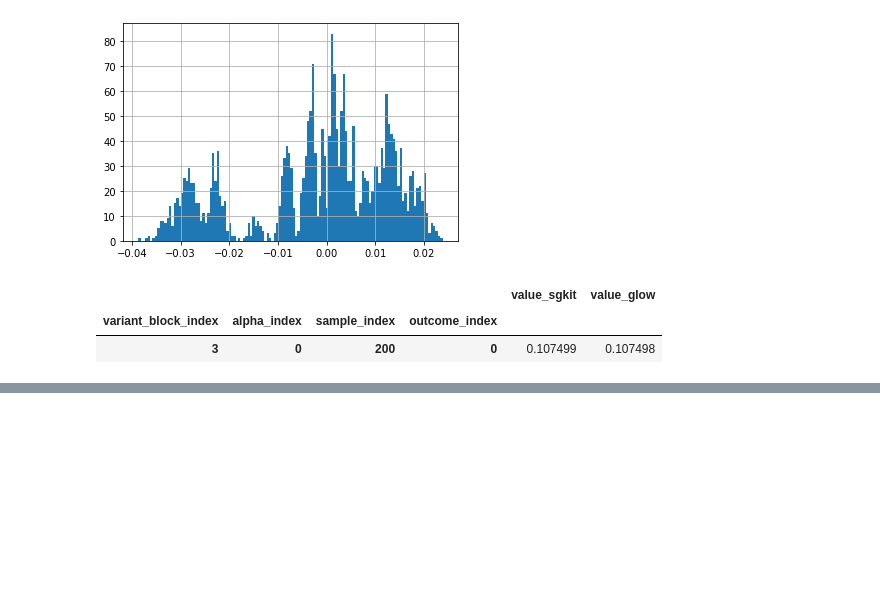
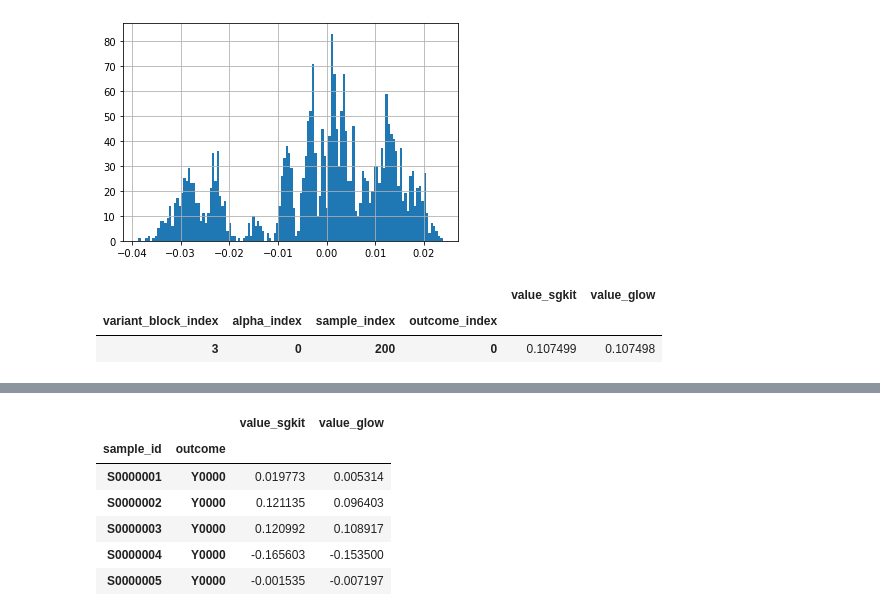
Before and after one commit to eric-czech/sgkit-dev, a Jupyter notebook: method/regenie/validation/sgkit_wgr.ipynb, the cells around one changed output, grey strips where cells are left out. Drawn from its saved outputs; the diff is of its cells as text; code cells hidden in the pictures; blank space fills up the shorter version.

```diff
--- a/method/regenie/validation/sgkit_wgr.ipynb
+++ b/method/regenie/validation/sgkit_wgr.ipynb
@@ -117,5 +117,7 @@ imp.reload(regenie)
 <module 'sgkit.stats.regenie' from '/home/jovyan/work/repos/sgkit/sgkit/stats/regenie.py'>
 # %%
 res = regenie.regenie(G.T, X, Y, contigs, variant_block_size=variant_block_size, sample_block_size=sample_block_size, normalize=True, alphas=alphas)
+# %%
+YP1, YP2 = res
 # %%
 # (n_variant_block, n_alpha, n_sample, n_outcome)
@@ -265,0 +304,15 @@ dfcomp[np.isclose(dfcomp['value_sgkit'], dfcomp['value_glow'])]
+# %%
+dfcomp = pd.concat([
+    dfsg.rename_axis('outcome', axis='columns').stack().rename('value_sgkit'),
+    dfgl.rename_axis('outcome', axis='columns').stack().rename('value_glow'),
+], axis=1, join='outer')
+assert len(dfcomp.dropna()) == len(dfsg) == len(dfgl)
+dfcomp.head()
+# %% [output]
+|  |  | value_sgkit | value_glow |
+| sample_id | outcome |  |  |
+| S0000001 | Y0000 | 0.019773 | 0.005314 |
+| S0000002 | Y0000 | 0.121135 | 0.096403 |
+| S0000003 | Y0000 | 0.120992 | 0.108917 |
+| S0000004 | Y0000 | -0.165603 | -0.153500 |
+| S0000005 | Y0000 | -0.001535 | -0.007197 |
```
Also changed, not shown: parts of 15 cells of this notebook, 6 other files.
